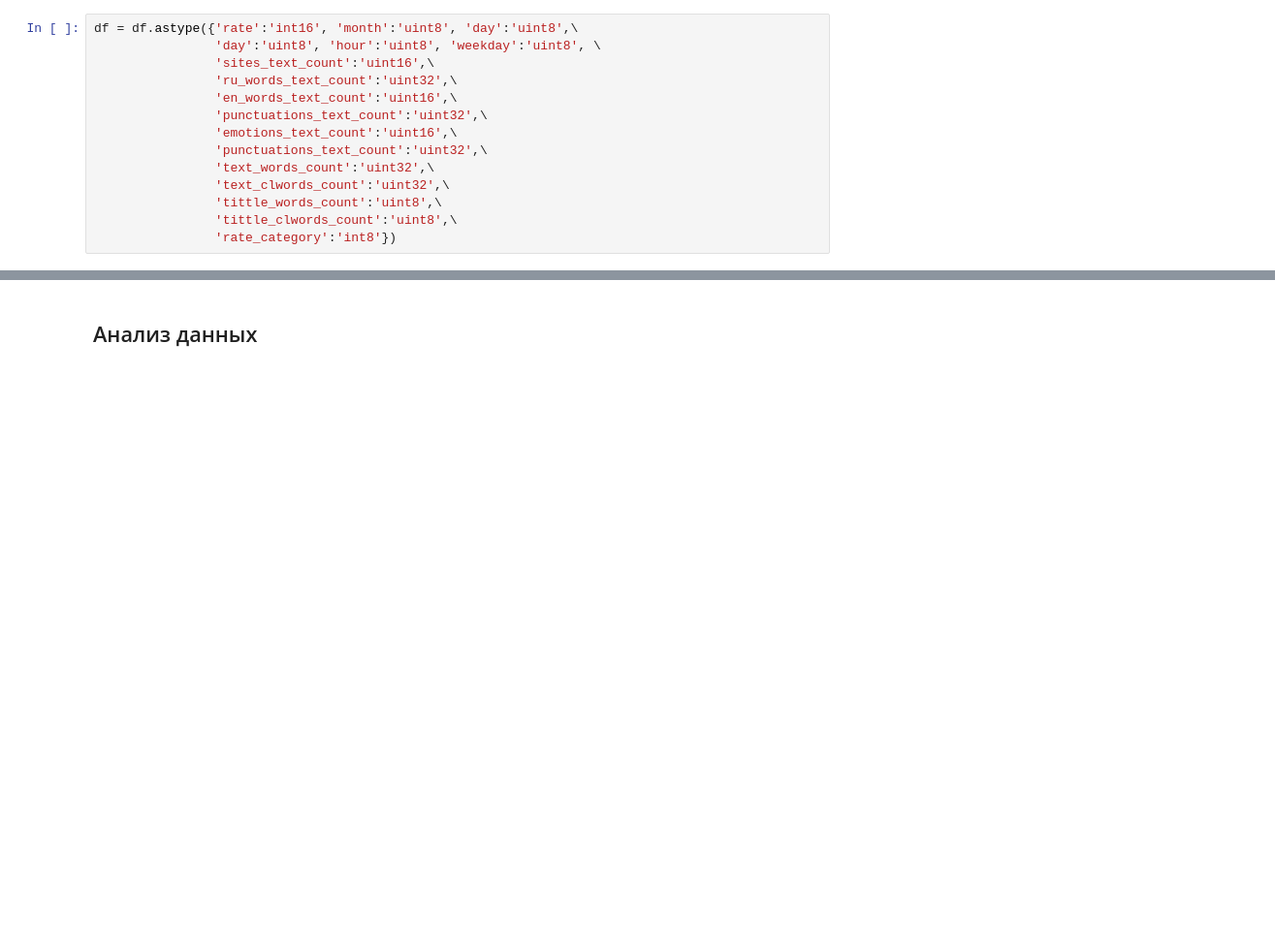
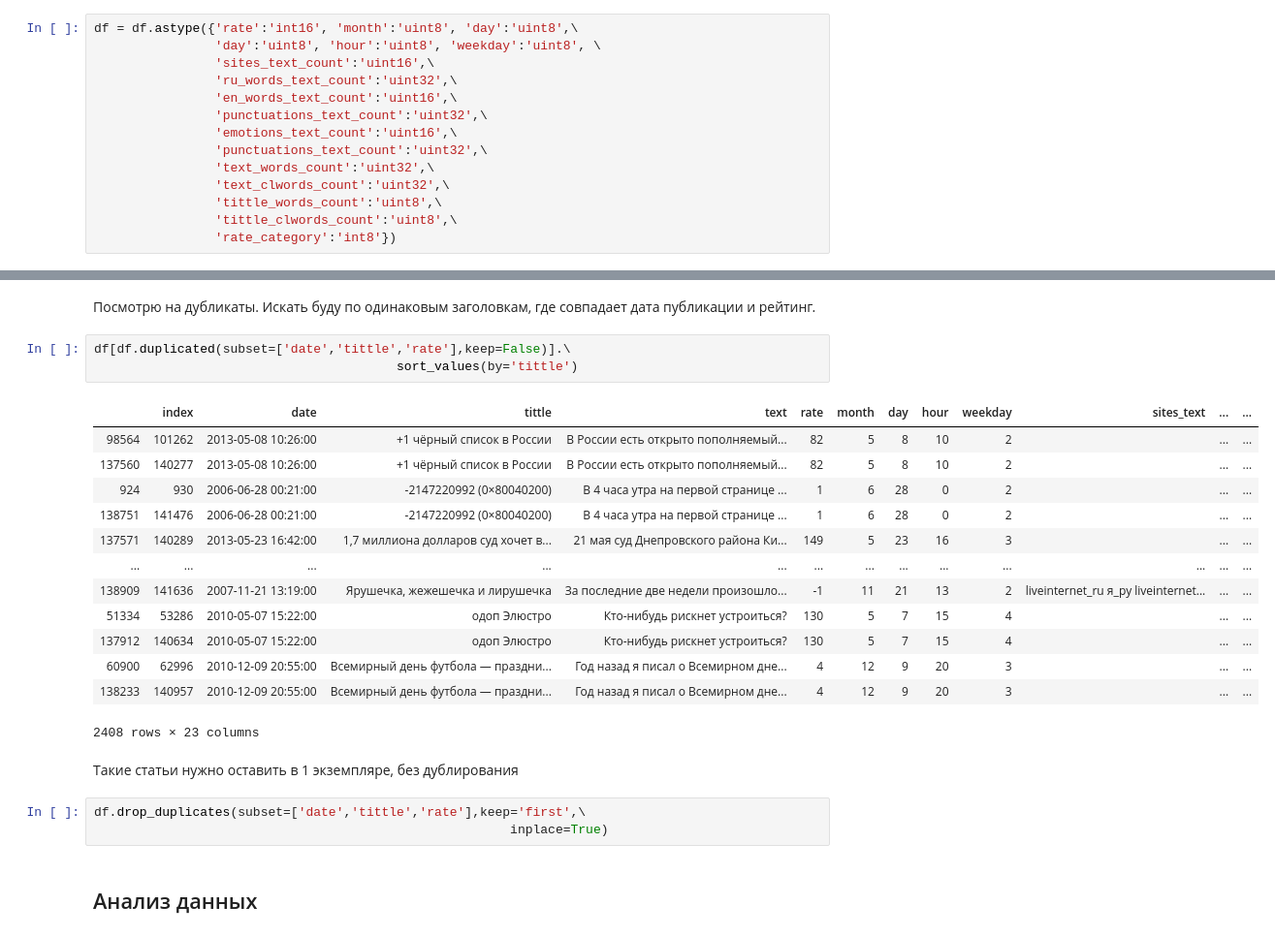
Before and after one commit to D7nis/DS_Habr_rate, a Jupyter notebook: Habr.ipynb, the cells around one changed output, grey strips where cells are left out. Shown at 97% size. Cells and saved outputs as stored; diff of their text form; blank space fills up the shorter version.

Commit message:
Убрал дубликаты. Анализирую рейтинг

```diff
--- a/Habr.ipynb
+++ b/Habr.ipynb
@@ -324,3 +326,27 @@ memory usage: 8.0 MB
+# %% [markdown]
+Посмотрю на дубликаты. Искать буду по одинаковым заголовкам, где совпадает дата публикации и рейтинг.
+# %%
+df[df.duplicated(subset=['date','tittle','rate'],keep=False)].\
+                                        sort_values(by='tittle')
+# %% [output]
+|  | index | date | tittle | text | rate | month | day | hour | weekday | sites_text | ... | ... |
+| 98564 | 101262 | 2013-05-08 10:26:00 | +1 чёрный список в России | В России есть открыто пополняемый... | 82 | 5 | 8 | 10 | 2 |  | ... | ... |
+| 137560 | 140277 | 2013-05-08 10:26:00 | +1 чёрный список в России | В России есть открыто пополняемый... | 82 | 5 | 8 | 10 | 2 |  | ... | ... |
+| 924 | 930 | 2006-06-28 00:21:00 | -2147220992 (0×80040200) | В 4 часа утра на первой странице ... | 1 | 6 | 28 | 0 | 2 |  | ... | ... |
+| 138751 | 141476 | 2006-06-28 00:21:00 | -2147220992 (0×80040200) | В 4 часа утра на первой странице ... | 1 | 6 | 28 | 0 | 2 |  | ... | ... |
+| 137571 | 140289 | 2013-05-23 16:42:00 | 1,7 миллиона долларов суд хочет в... | 21 мая суд Днепровского района Ки... | 149 | 5 | 23 | 16 | 3 |  | ... | ... |
+| ... | ... | ... | ... | ... | ... | ... | ... | ... | ... | ... | ... | ... |
+| 138909 | 141636 | 2007-11-21 13:19:00 | Ярушечка, жежешечка и лирушечка | За последние две недели произошло... | -1 | 11 | 21 | 13 | 2 | liveinternet_ru я_ру liveinternet... | ... | ... |
+| 51334 | 53286 | 2010-05-07 15:22:00 | одоп Элюстро | Кто-нибудь рискнет устроиться? | 130 | 5 | 7 | 15 | 4 |  | ... | ... |
+| 137912 | 140634 | 2010-05-07 15:22:00 | одоп Элюстро | Кто-нибудь рискнет устроиться? | 130 | 5 | 7 | 15 | 4 |  | ... | ... |
+| 60900 | 62996 | 2010-12-09 20:55:00 | ﻿Всемирный день футбола — праздни... | Год назад я писал о Всемирном дне... | 4 | 12 | 9 | 20 | 3 |  | ... | ... |
+| 138233 | 140957 | 2010-12-09 20:55:00 | ﻿Всемирный день футбола — праздни... | Год назад я писал о Всемирном дне... | 4 | 12 | 9 | 20 | 3 |  | ... | ... |
+2408 rows × 23 columns
+# %% [markdown]
+Такие статьи нужно оставить в 1 экземпляре, без дублирования
+# %%
+df.drop_duplicates(subset=['date','tittle','rate'],keep='first',\
+                                                       inplace=True)
 # %% [markdown]
 ## Анализ данных
 # %% [markdown]
```
Also changed, not shown: parts of 23 cells of this notebook.
